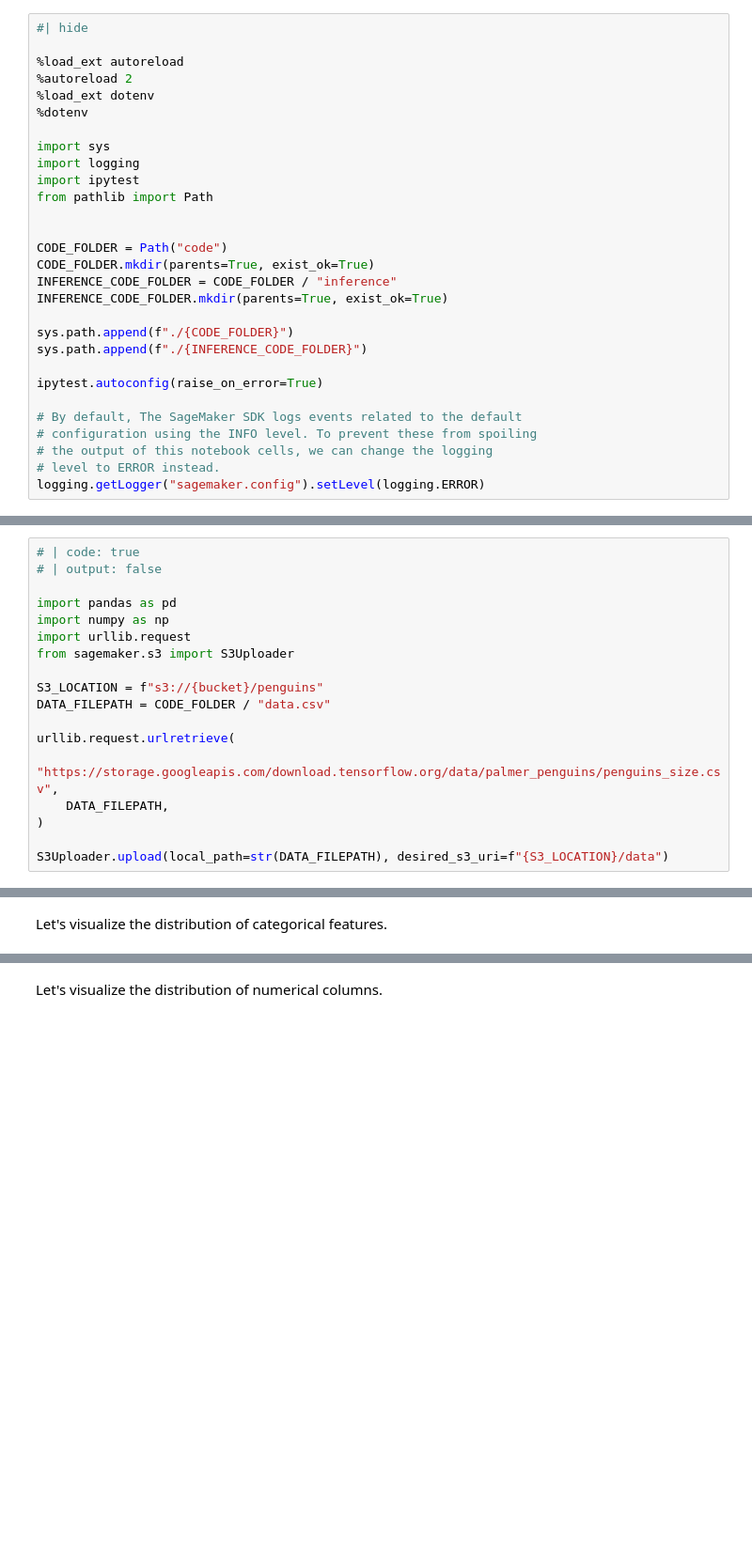
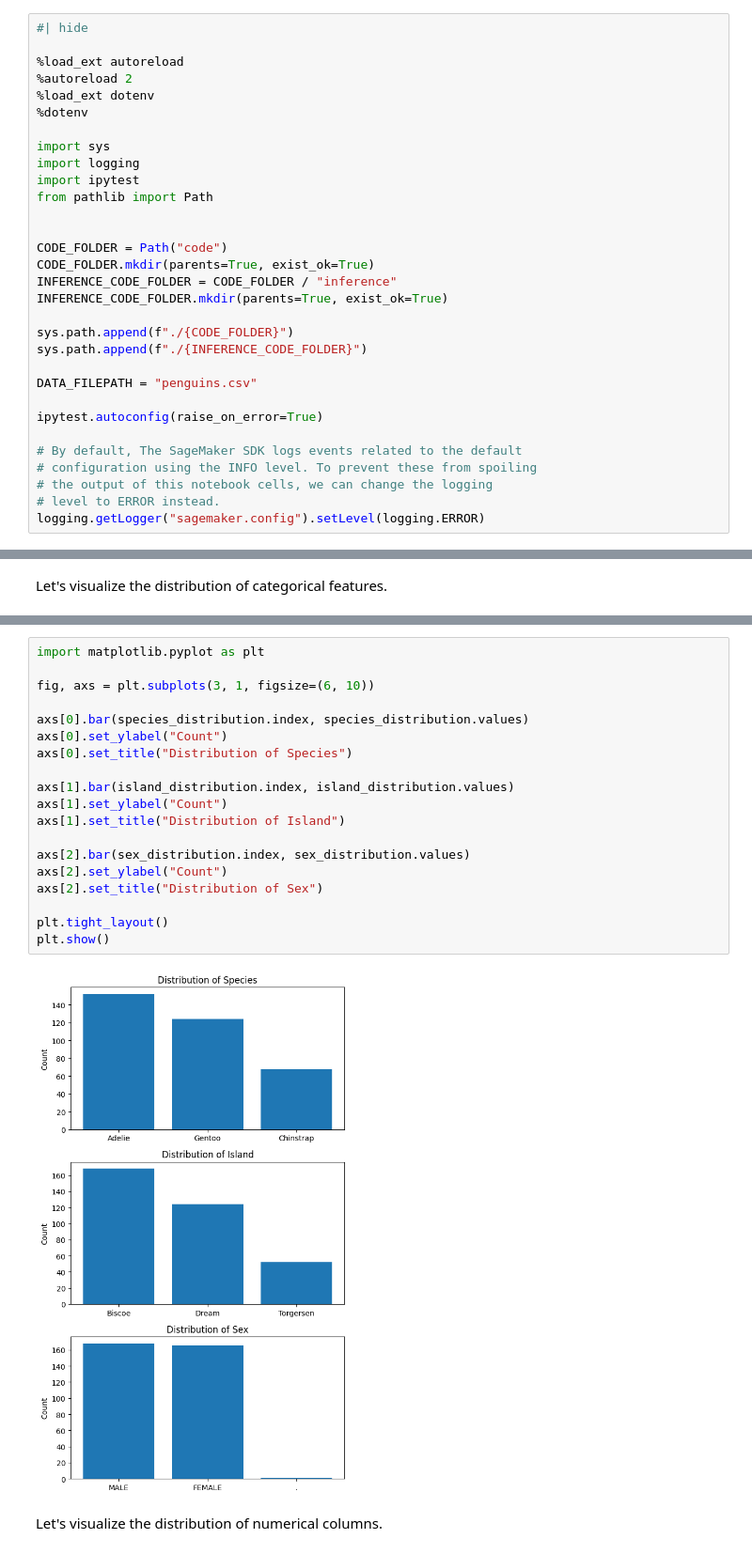
Before and after one commit to svpino/ml.school, a Jupyter notebook: program/cohort.ipynb, the cells around one changed output, grey strips where cells are left out. Shown at 94% size. Cells and saved outputs as stored; diff of their text form; blank space fills up the shorter version.

```diff
--- a/program/cohort.ipynb
+++ b/program/cohort.ipynb
@@ -43,6 +43,8 @@ INFERENCE_CODE_FOLDER.mkdir(parents=True, exist_ok=True)
 sys.path.append(f"./{CODE_FOLDER}")
 sys.path.append(f"./{INFERENCE_CODE_FOLDER}")
 
+DATA_FILEPATH = "penguins.csv"
+
 ipytest.autoconfig(raise_on_error=True)
 
 # By default, The SageMaker SDK logs events related to the default
@@ -137,18 +113,0 @@ After we create a bucket, we can download the [Penguins dataset](https://www.kag
-# %%
-# | code: true
-# | output: false
-
-import pandas as pd
-import numpy as np
-import urllib.request
-from sagemaker.s3 import S3Uploader
-
-S3_LOCATION = f"s3://{bucket}/penguins"
-DATA_FILEPATH = CODE_FOLDER / "data.csv"
-
-urllib.request.urlretrieve(
-    "https://storage.googleapis.com/download.tensorflow.org/data/palmer_penguins/penguins_size.csv",
-    DATA_FILEPATH,
-)
-
-S3Uploader.upload(local_path=str(DATA_FILEPATH), desired_s3_uri=f"{S3_LOCATION}/data")
@@ -310,2 +238,23 @@ fig.show()
+# %%
+import matplotlib.pyplot as plt
+
+fig, axs = plt.subplots(3, 1, figsize=(6, 10))
+
+axs[0].bar(species_distribution.index, species_distribution.values)
+axs[0].set_ylabel("Count")
+axs[0].set_title("Distribution of Species")
+
+axs[1].bar(island_distribution.index, island_distribution.values)
+axs[1].set_ylabel("Count")
+axs[1].set_title("Distribution of Island")
+
+axs[2].bar(sex_distribution.index, sex_distribution.values)
+axs[2].set_ylabel("Count")
+axs[2].set_title("Distribution of Sex")
+
+plt.tight_layout()
+plt.show()
+# %% [output]
+[figure, added]
 # %% [markdown]
 Let's visualize the distribution of numerical columns.
```
Also changed, not shown: parts of 34 cells of this notebook, 7 other files.
